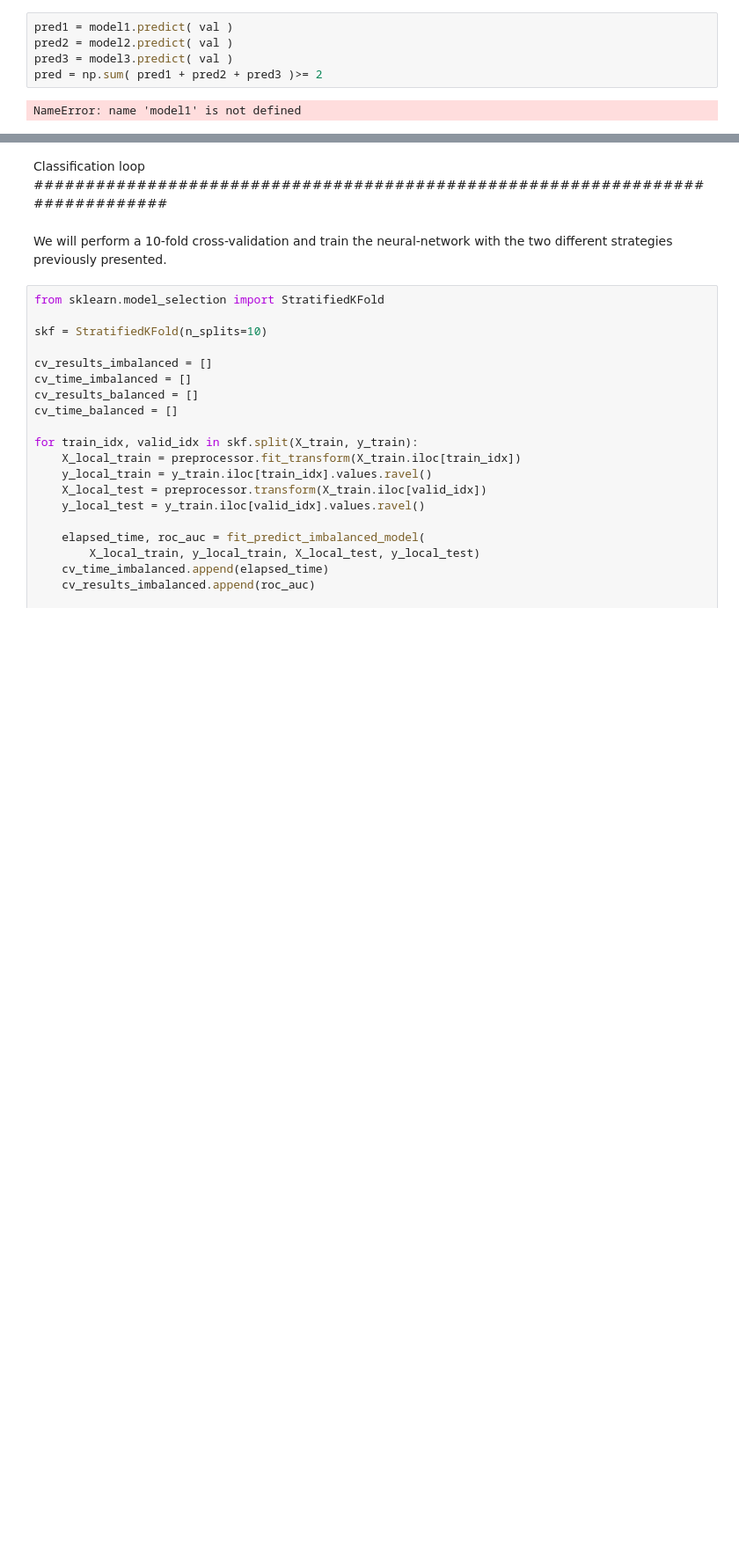
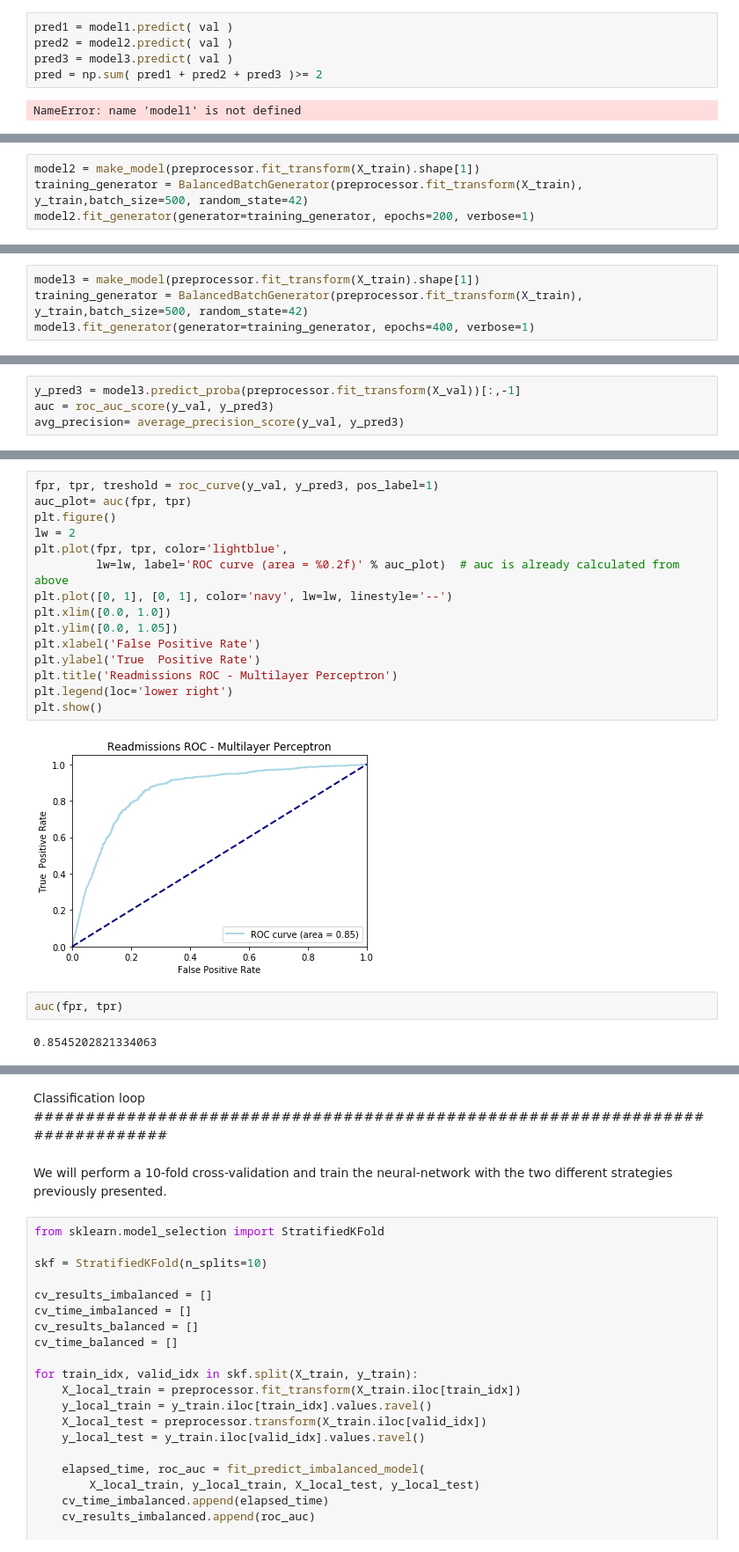
Before and after one commit to borkostolo/healthcare, a Jupyter notebook: dev/kailun/keras_under_sampling.ipynb, the cells around one changed output, grey strips where cells are left out. Shown: that part at 88% size. Saved outputs shown, nothing was run; the diff lists cells and outputs as text; blank space fills up the shorter version.

```diff
--- a/dev/kailun/keras_under_sampling.ipynb
+++ b/dev/kailun/keras_under_sampling.ipynb
@@ -308,0 +377,4 @@ NameError: name 'model1' is not defined
+# %%
+model2 = make_model(preprocessor.fit_transform(X_train).shape[1])
+training_generator = BalancedBatchGenerator(preprocessor.fit_transform(X_train), y_train,batch_size=500, random_state=42)
+model2.fit_generator(generator=training_generator, epochs=200, verbose=1)
@@ -308,0 +400,4 @@ NameError: name 'model1' is not defined
+# %%
+model3 = make_model(preprocessor.fit_transform(X_train).shape[1])
+training_generator = BalancedBatchGenerator(preprocessor.fit_transform(X_train), y_train,batch_size=500, random_state=42)
+model3.fit_generator(generator=training_generator, epochs=400, verbose=1)
@@ -308,0 +423,4 @@ NameError: name 'model1' is not defined
+# %%
+y_pred3 = model3.predict_proba(preprocessor.fit_transform(X_val))[:,-1]
+auc = roc_auc_score(y_val, y_pred3)
+avg_precision= average_precision_score(y_val, y_pred3)
@@ -308,0 +454,21 @@ NameError: name 'model1' is not defined
+# %%
+fpr, tpr, treshold = roc_curve(y_val, y_pred3, pos_label=1)
+auc_plot= auc(fpr, tpr)
+plt.figure()
+lw = 2
+plt.plot(fpr, tpr, color='lightblue',
+         lw=lw, label='ROC curve (area = %0.2f)' % auc_plot)  # auc is already calculated from above
+plt.plot([0, 1], [0, 1], color='navy', lw=lw, linestyle='--')
+plt.xlim([0.0, 1.0])
+plt.ylim([0.0, 1.05])
+plt.xlabel('False Positive Rate')
+plt.ylabel('True  Positive Rate')
+plt.title('Readmissions ROC - Multilayer Perceptron')
+plt.legend(loc='lower right')
+plt.show()
+# %% [output]
+[figure, added]
+# %%
+auc(fpr, tpr)
+# %% [output]
+0.8545202821334063
```
Also changed, not shown: parts of 31 cells of this notebook, 4 other files.
